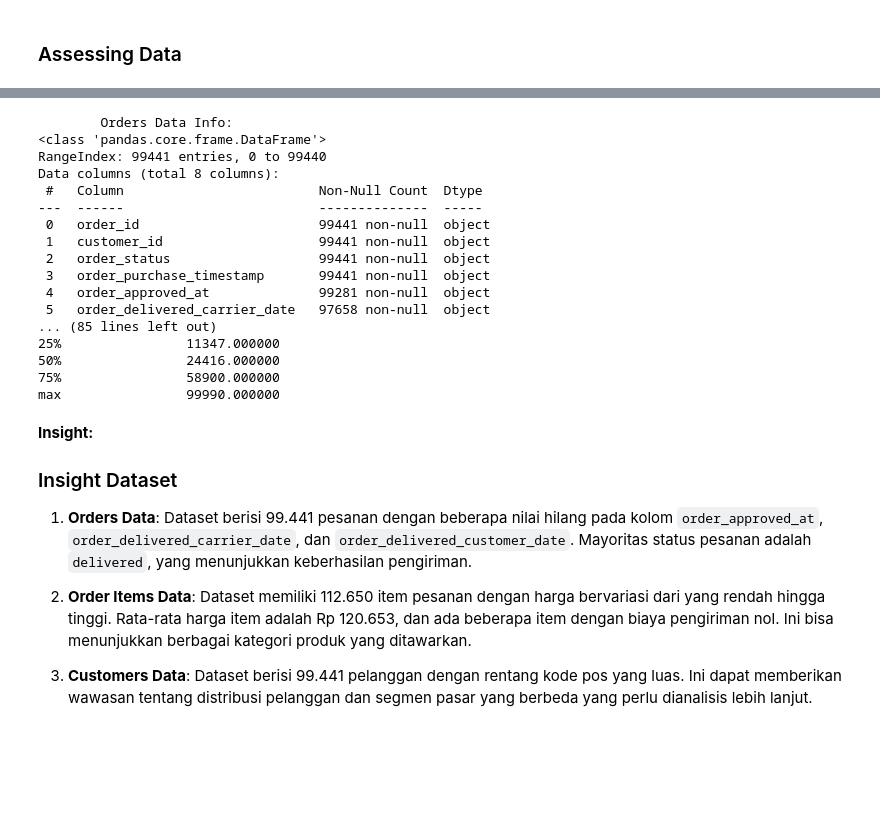
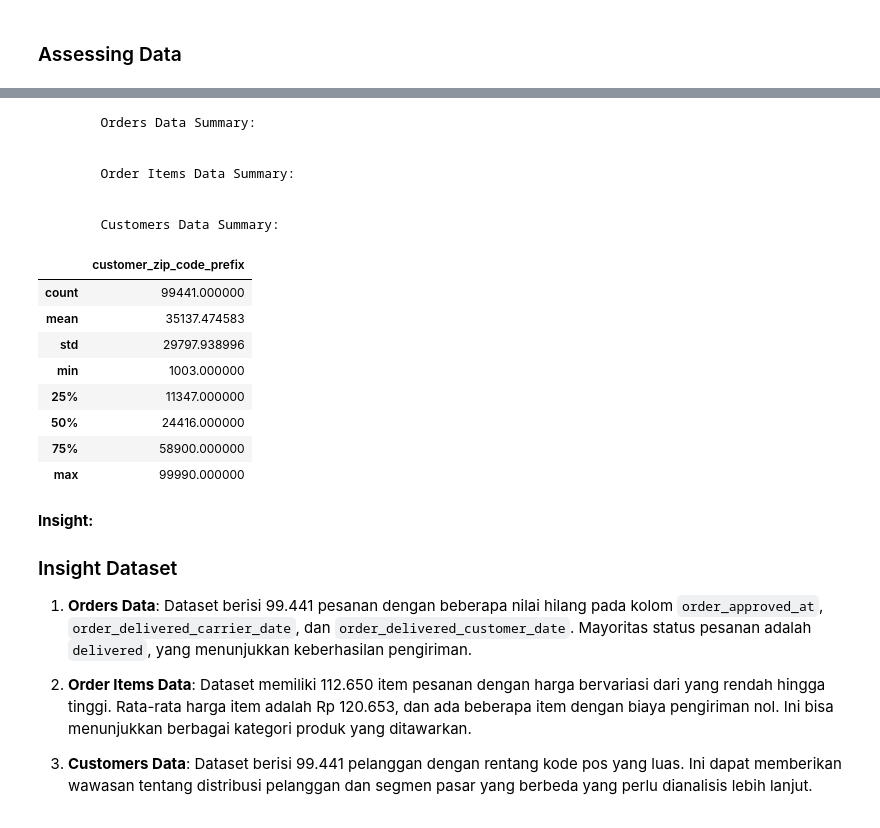
Before and after one commit to LatiefDataVisionary/data-analysis-dicoding-projects, a Jupyter notebook: Proyek_Analisis_Data.ipynb, the cells around one changed output, grey strips where cells are left out. Saved outputs shown, nothing was run; the diff lists cells and outputs as text; code cells hidden in the pictures; blank space fills up the shorter version.

```diff
--- a/Proyek_Analisis_Data.ipynb
+++ b/Proyek_Analisis_Data.ipynb
@@ -162,37 +184,28 @@ Deskripsi Dataset:
 # %%
-# Memeriksa informasi dasar dari masing-masing dataset
-print("\tOrders Data Info:")
-print(orders_data.info())
-print("\n\n\tOrder Items Data Info:")
-print(order_items_data.info())
-print("\n\n\tCustomers Data Info:")
-print(customers_data.info())
-
 # Menampilkan ringkasan statistik untuk dataset numerik
 print("\n\n\tOrders Data Summary:")
-print(orders_data.describe())
+orders_data.describe()
 print("\n\n\tOrder Items Data Summary:")
-print(order_items_data.describe())
+order_items_data.describe()
 print("\n\n\tCustomers Data Summary:")
-print(customers_data.describe())
+customers_data.describe()
 # %% [output]
-        Orders Data Info:
-<class 'pandas.core.frame.DataFrame'>
-RangeIndex: 99441 entries, 0 to 99440
-Data columns (total 8 columns):
- #   Column                         Non-Null Count  Dtype
----  ------                         --------------  -----
- 0   order_id                       99441 non-null  object
- 1   customer_id                    99441 non-null  object
- 2   order_status                   99441 non-null  object
- 3   order_purchase_timestamp       99441 non-null  object
- 4   order_approved_at              99281 non-null  object
- 5   order_delivered_carrier_date   97658 non-null  object
-... (85 lines left out)
-25%                11347.000000
-50%                24416.000000
-75%                58900.000000
-max                99990.000000
+        Orders Data Summary:
+
+
+        Order Items Data Summary:
+
+
+        Customers Data Summary:
+|  | customer_zip_code_prefix |
+| count | 99441.000000 |
+| mean | 35137.474583 |
+| std | 29797.938996 |
+| min | 1003.000000 |
+| 25% | 11347.000000 |
+| 50% | 24416.000000 |
+| 75% | 58900.000000 |
+| max | 99990.000000 |
 # %% [markdown]
 **Insight:**
 ### Insight Dataset
```
Also changed, not shown: parts of 2 cells of this notebook.
